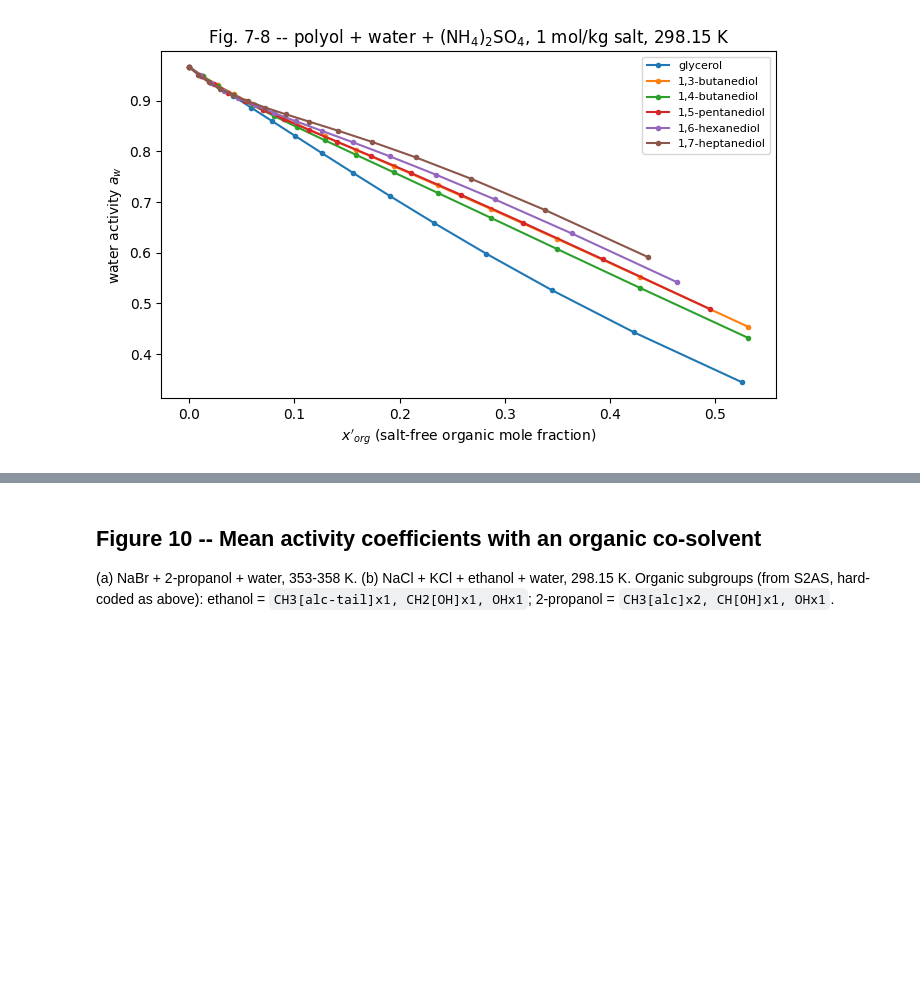
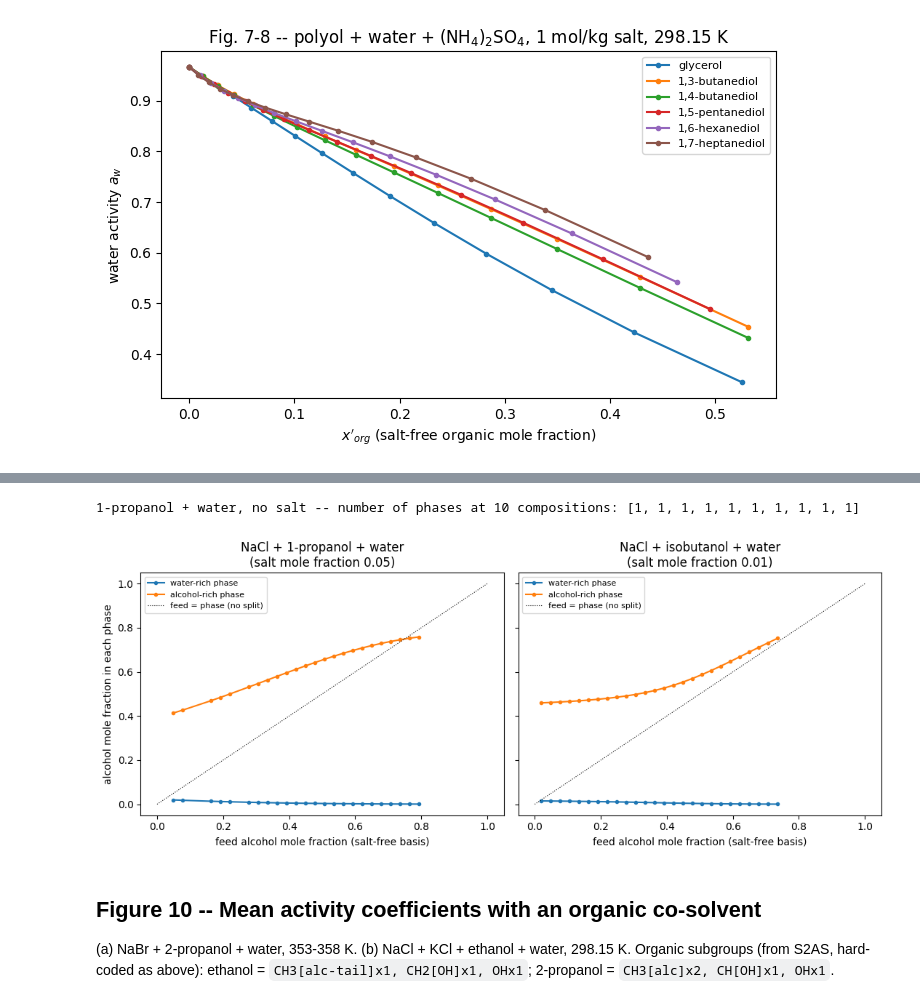
Before and after one commit to SeoulTechPSE/aiomfac-python, a Jupyter notebook: notebooks/02_reproduce_zuend2008.ipynb, the cells around one changed output, grey strips where cells are left out. Drawn from its saved outputs; the diff is of its cells as text; code cells hidden in the pictures; blank space fills up the shorter version.

```diff
--- a/notebooks/02_reproduce_zuend2008.ipynb
+++ b/notebooks/02_reproduce_zuend2008.ipynb
@@ -360,3 +373,55 @@ that solver on top of `aiomfac_py`'s activity coefficients -- out of scope for t
+# %%
+from aiomfac_py.lle import solve_pep
+
+def binodal_sweep(alcohol_sg, M_alcohol, x_salt, alcohol_frac_grid, T_K=298.15):
+    """Water + alcohol + NaCl at fixed salt mole fraction x_salt, feed alcohol fraction (of the salt-free
+    part) swept over alcohol_frac_grid. Returns the two converged phase compositions at each feed point that
+    is found to split (feed points solved as single-phase are skipped)."""
+    water = Component(1, "Water", ((16, 1),))
+    alcohol = Component(2, "alcohol", alcohol_sg)
+    nacl = Component(3, "NaCl", ((202, 1), (242, 1)))
+    tie_lines = []
+    for f in alcohol_frac_grid:
+        xa = f * (1 - x_salt)
+        xw = (1 - f) * (1 - x_salt)
+        b = np.array([xw, xa, x_salt])
+        res = solve_pep([water, alcohol, nacl], b, T_K, tol=1e-9, max_outer=300)
+        if res.converged and len(res.y) == 2:
+            tie_lines.append((f, res.x))
+    return tie_lines
+
+# confirm 1-propanol + water alone (no salt) is fully miscible at every composition tried:
+propanol_sg = ((145, 1), (146, 1), (150, 1), (153, 1))       # 1-propanol, from S2AS (CCCO)
+water, propanol = Component(1, "Water", ((16, 1),)), Component(2, "1-Propanol", propanol_sg)
+no_salt_phases = [len(solve_pep([water, propanol], [1 - f, f], 298.15, tol=1e-9).y)
+                  for f in np.linspace(0.05, 0.95, 10)]
+print("1-propanol + water, no salt -- number of phases at 10 compositions:", no_salt_phases)
+assert set(no_salt_phases) == {1}, "expected fully miscible (1 phase) everywhere without salt"
+
+isobutanol_sg = ((145, 2), (147, 1), (150, 1), (153, 1))     # isobutanol, from S2AS (CC(C)CO)
+
+fig, (ax1, ax2) = plt.subplots(1, 2, figsize=(11, 4.5), sharey=True)
+for ax, (name, sg), x_salt in [(ax1, ("1-propanol", propanol_sg), 0.05),
+                                (ax2, ("isobutanol", isobutanol_sg), 0.01)]:
+    grid = np.linspace(0.02, 0.85, 30)
+    tie_lines = binodal_sweep(sg, None, x_salt, grid)
+    # sort each tie line's two phases by alcohol content so the two branches don't cross/swap in the plot
+    sorted_lines = [(f, x[np.argsort(x[:, 1])]) for f, x in tie_lines]
+    branch_w = [(f, x[0][1]) for f, x in sorted_lines]    # alcohol mole fraction, water-rich phase
+    branch_a = [(f, x[1][1]) for f, x in sorted_lines]    # alcohol mole fraction, alcohol-rich phase
+    if branch_w:
+        fw, xw_ = zip(*branch_w); ax.plot(fw, xw_, marker="o", ms=3, label="water-rich phase")
+    if branch_a:
+        fa, xa_ = zip(*branch_a); ax.plot(fa, xa_, marker="o", ms=3, label="alcohol-rich phase")
+    ax.plot([0, 1], [0, 1], "k:", lw=0.8, label="feed = phase (no split)")
+    ax.set_xlabel("feed alcohol mole fraction (salt-free basis)")
+    ax.set_title(f"NaCl + {name} + water\n(salt mole fraction {x_salt})")
+    ax.legend(fontsize=8)
+ax1.set_ylabel("alcohol mole fraction in each phase")
+plt.tight_layout(); plt.show()
+# %% [output]
+1-propanol + water, no salt -- number of phases at 10 compositions: [1, 1, 1, 1, 1, 1, 1, 1, 1, 1]
+[figure, added]
 # %% [markdown]
 ## Figure 10 -- Mean activity coefficients with an organic co-solvent
 
```
Also changed, not shown: parts of 4 cells of this notebook, 5 other files.
